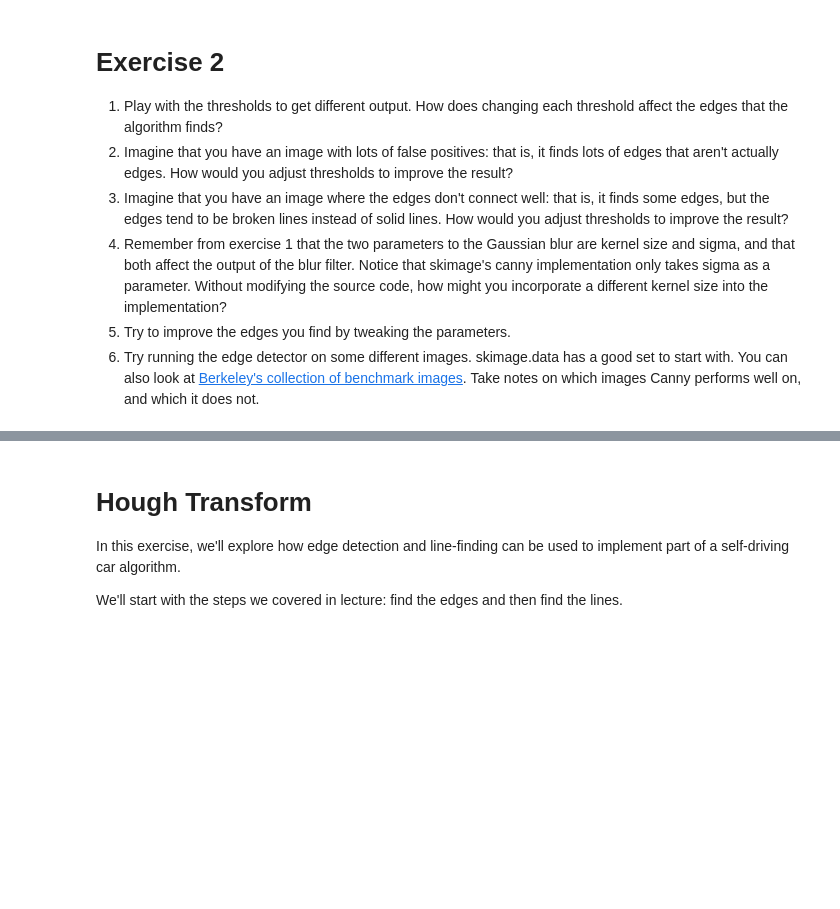
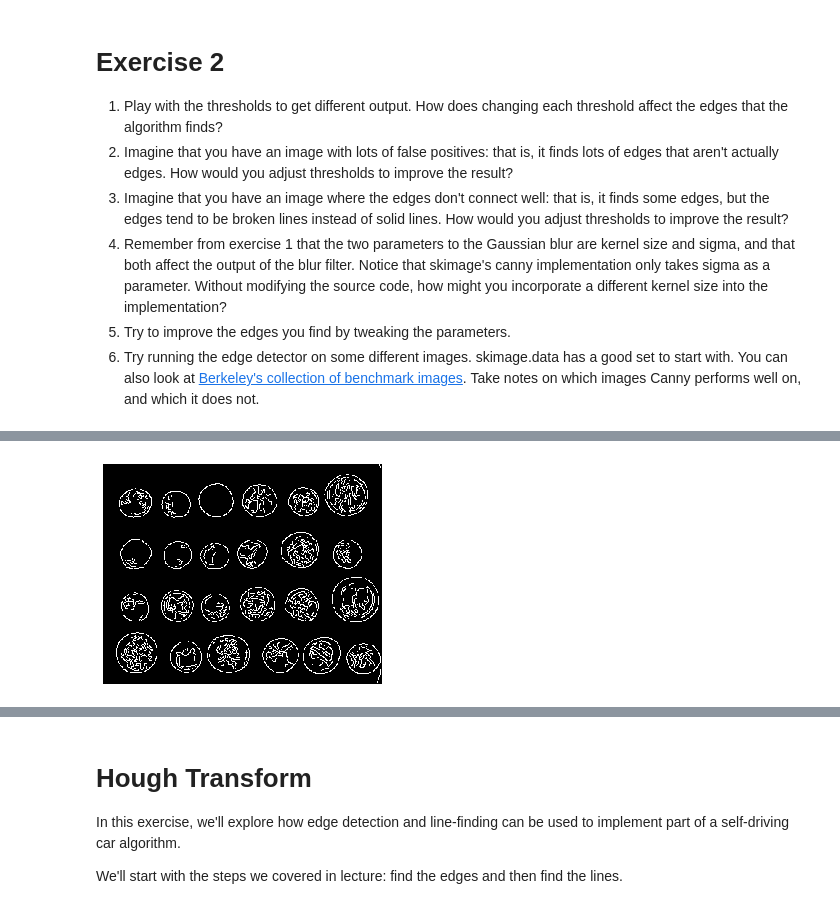
Before and after one commit to yrafalin/ComputerVision, a Jupyter notebook: EdgeDetection/Advanced edge detection.ipynb, the cells around one changed output, grey strips where cells are left out. Saved outputs shown, nothing was run; the diff lists cells and outputs as text; code cells hidden in the pictures; blank space fills up the shorter version.

```diff
--- a/EdgeDetection/Advanced edge detection.ipynb
+++ b/EdgeDetection/Advanced edge detection.ipynb
@@ -78,0 +112,5 @@ display(edge_image)
+# %%
+edge_image = feature.canny(image, sigma=1, low_threshold=25, high_threshold=110)
+display(edge_image)
+# %% [output]
+[figure, added]
```
Also changed, not shown: parts of 22 cells of this notebook.
